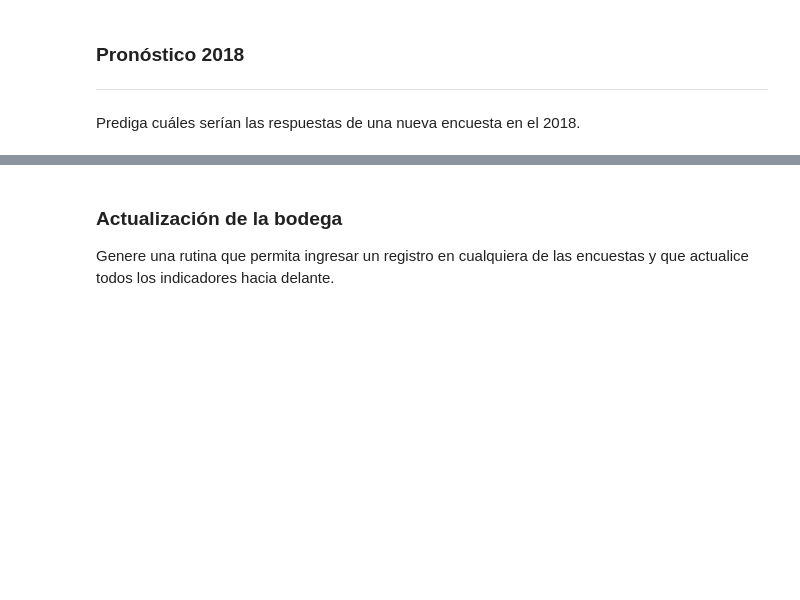
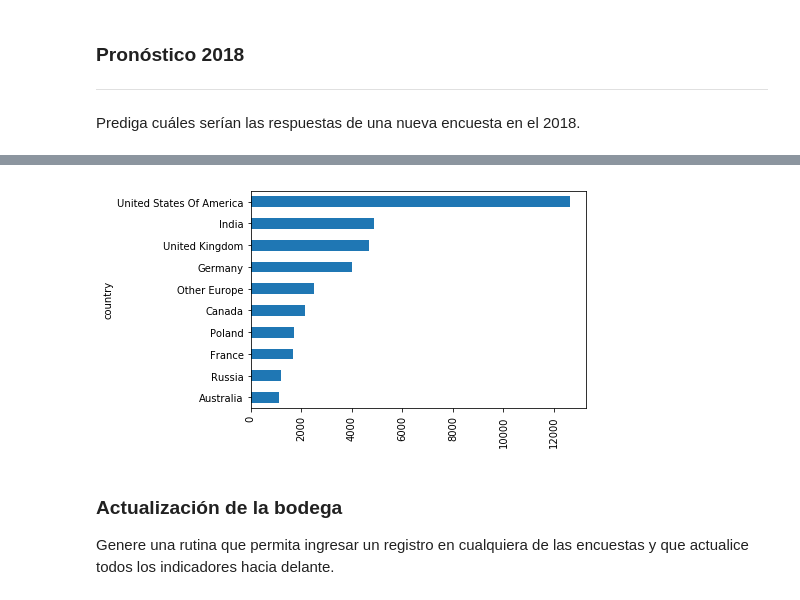
Before and after one commit to Juapatral/encuestas-stack-overflow, a Jupyter notebook: trabajo_final_sbdm_20191.ipynb, the cells around one changed output, grey strips where cells are left out. Drawn from its saved outputs; the diff is of its cells as text; code cells hidden in the pictures; blank space fills up the shorter version.

```diff
--- a/trabajo_final_sbdm_20191.ipynb
+++ b/trabajo_final_sbdm_20191.ipynb
@@ -1691,0 +2179,8 @@ Espacio para pronóstico
+# %%
+# se presentan unos resultados generales
+
+df2018.groupby('country').count()['survey'].sort_values(ascending = False)[:10].sort_values().plot.barh();
+#df2018.groupby('salary').count()['survey'].plot()
+plt.xticks(rotation = 'vertical');
+# %% [output]
+[figure, added]
```
Also changed, not shown: parts of 32 cells of this notebook.
